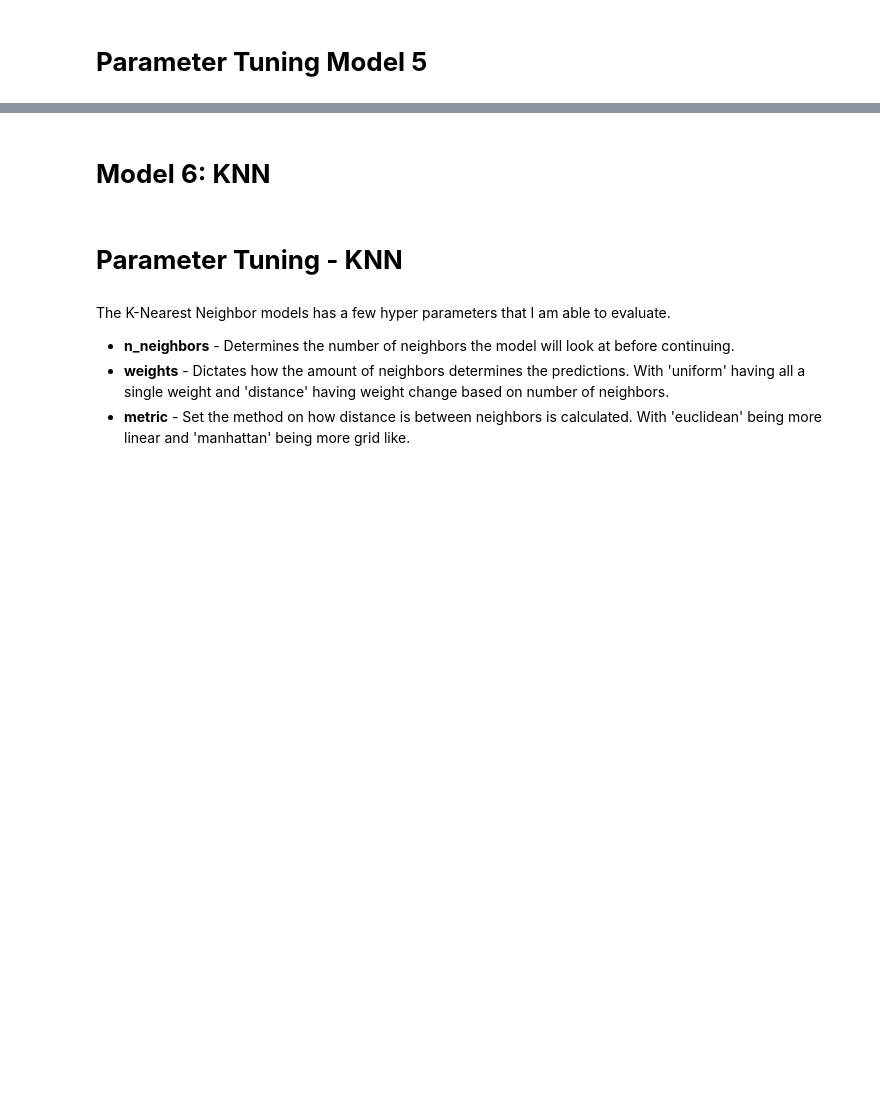
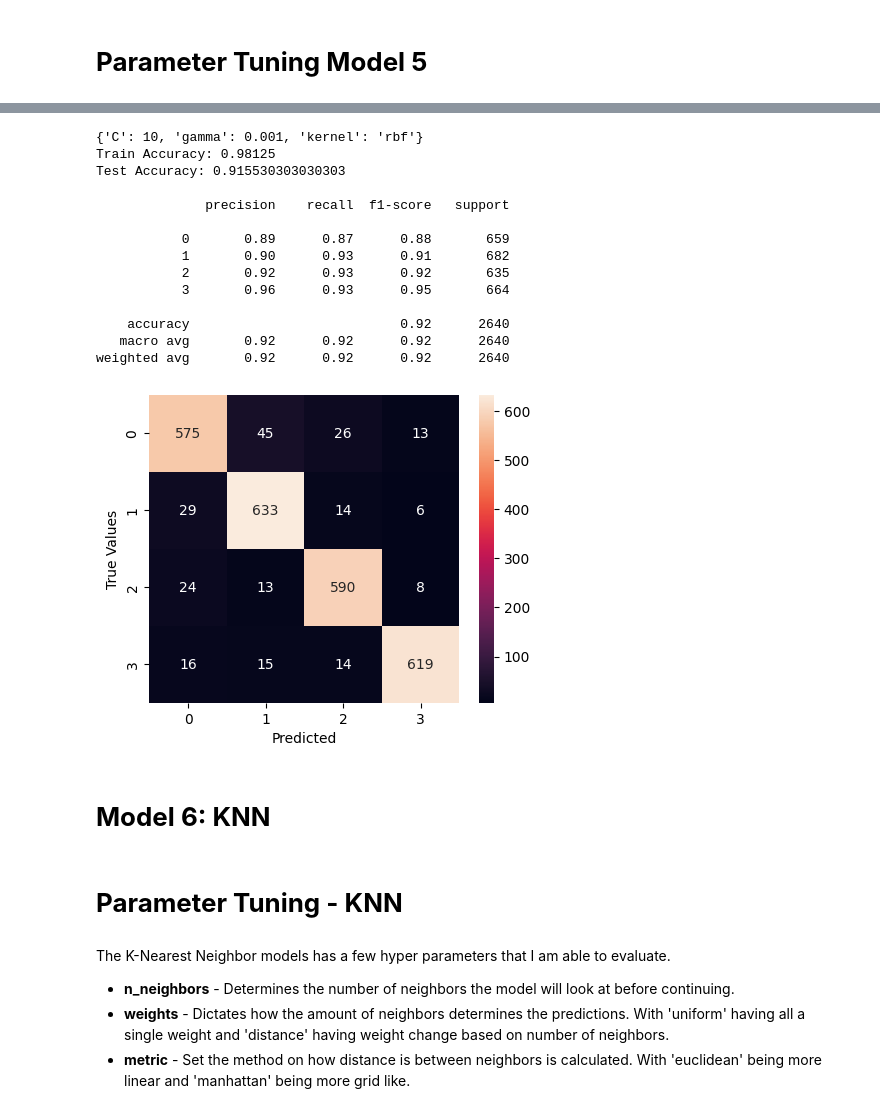
Before and after one commit to IrfanCamparaGithub/3162final, a Jupyter notebook: main.ipynb, the cells around one changed output, grey strips where cells are left out. Saved outputs shown, nothing was run; the diff lists cells and outputs as text; code cells hidden in the pictures; blank space fills up the shorter version.

```diff
--- a/main.ipynb
+++ b/main.ipynb
@@ -470,3 +493,37 @@ weighted avg       0.92      0.92      0.92      2640
+# %%
+from sklearn.model_selection import GridSearchCV
+from sklearn.svm import SVC
+
+# defining parameter range
+hyper_parameters = {
+    'C': [0.1, 0.5, 1, 5, 7, 10],
+    'gamma': [1, 0.1, 0.01, 0.005, 0.001, 0.0005, 5, 10],
+    'kernel': ['rbf']
+}
+
+grid_SVM = GridSearchCV(SVC(), hyper_parameters, scoring = 'accuracy')
+grid_SVM.fit(X_train, t_train)
+SVM = SVC(**grid_SVM.best_params_)
+print(grid_SVM.best_params_)
+SVM.fit(X_train, t_train)
+
+evaluate_model(SVM, X_train, t_train, X_test, t_test)
+# %% [output]
+{'C': 10, 'gamma': 0.001, 'kernel': 'rbf'}
+Train Accuracy: 0.98125
+Test Accuracy: 0.915530303030303
+
+              precision    recall  f1-score   support
+
+           0       0.89      0.87      0.88       659
+           1       0.90      0.93      0.91       682
+           2       0.92      0.93      0.92       635
+           3       0.96      0.93      0.95       664
+
+    accuracy                           0.92      2640
+   macro avg       0.92      0.92      0.92      2640
+weighted avg       0.92      0.92      0.92      2640
+[figure, added]
 # %% [markdown]
 # **Model 6: KNN**
 # %%
```
Also changed, not shown: parts of 4 cells of this notebook.
